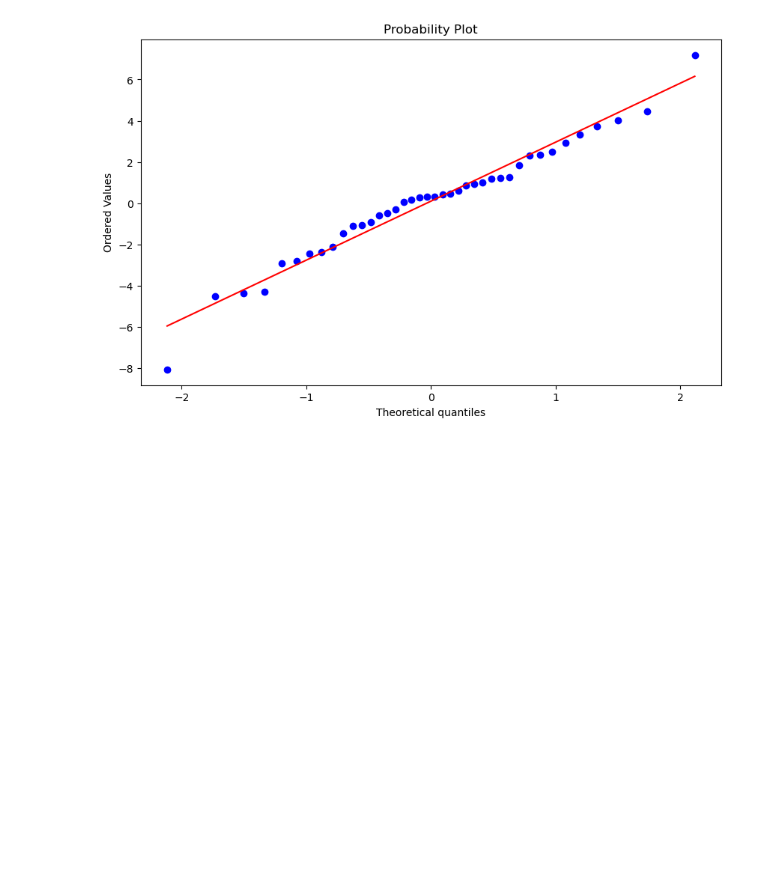
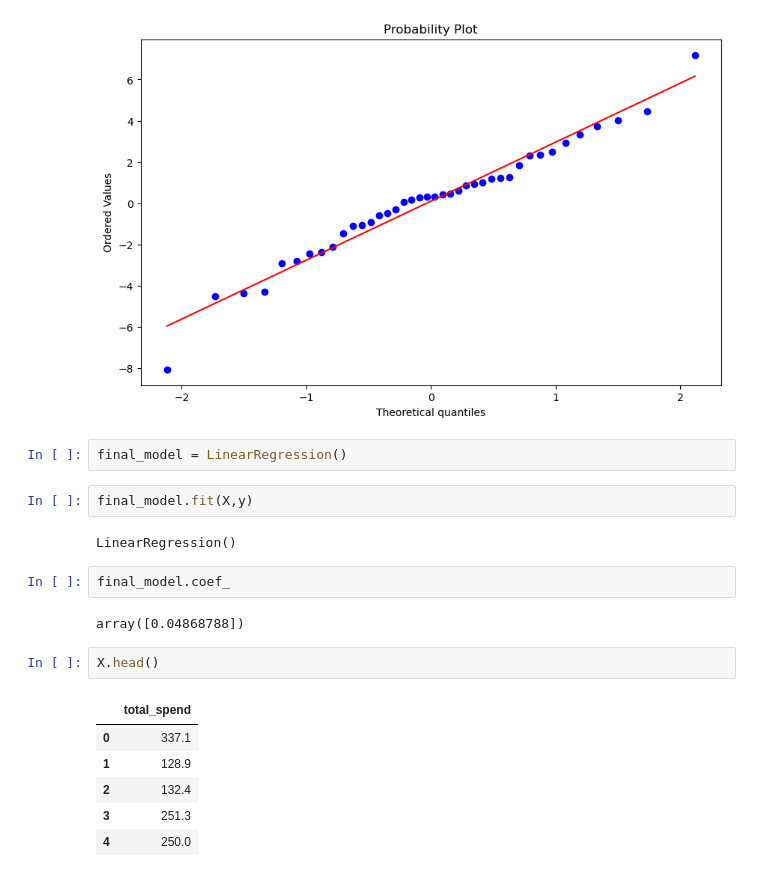
Before and after one commit to YagyanshB/ml-models-understanding, a Jupyter notebook: lr_scikit-learn.ipynb, the cells around one changed output. Cells and saved outputs as stored; diff of their text form; blank space fills up the shorter version.

```diff
--- a/lr_scikit-learn.ipynb
+++ b/lr_scikit-learn.ipynb
@@ -180,3 +180,22 @@ sp.stats.probplot(test_residuals, plot=ax)
 plt.show()
 # %% [output]
 [figure]
+# %%
+final_model = LinearRegression()
+# %%
+final_model.fit(X,y)
+# %% [output]
+LinearRegression()
+# %%
+final_model.coef_
+# %% [output]
+array([0.04868788])
+# %%
+X.head()
+# %% [output]
+|  | total_spend |
+| 0 | 337.1 |
+| 1 | 128.9 |
+| 2 | 132.4 |
+| 3 | 251.3 |
+| 4 | 250.0 |
```
Also changed, not shown: parts of 5 cells of this notebook, 1 other file.
